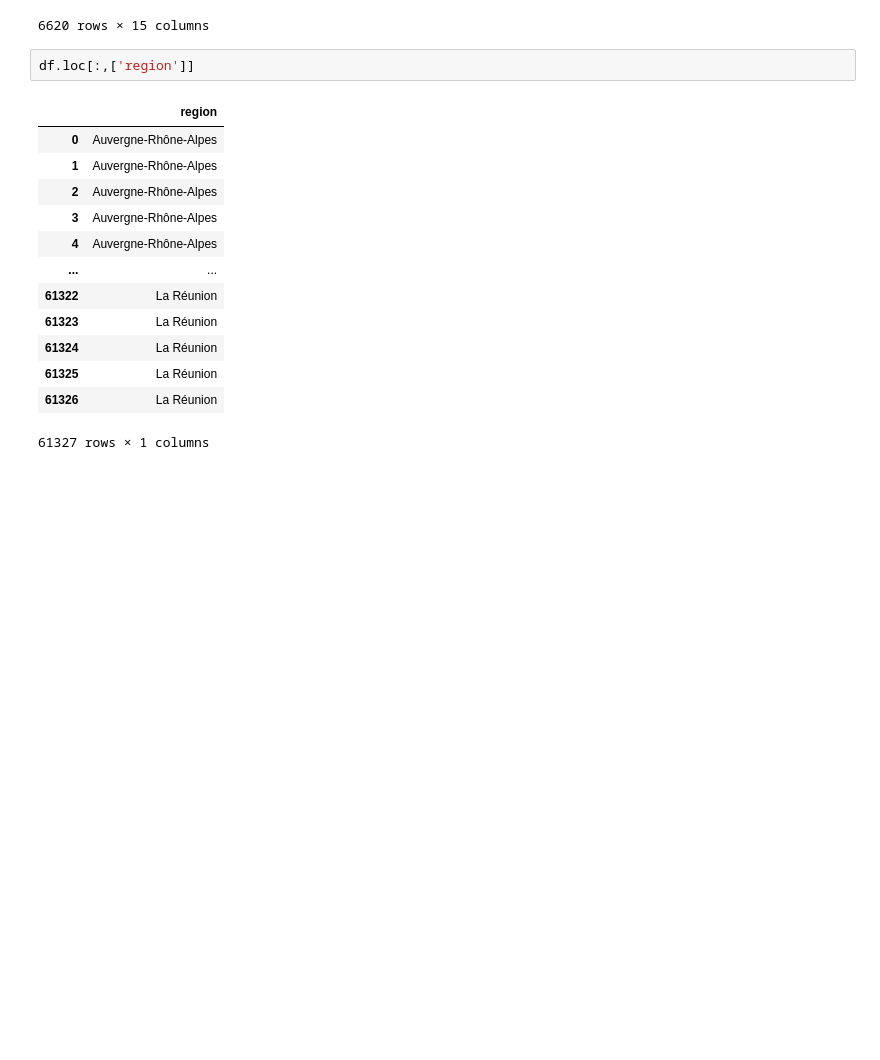
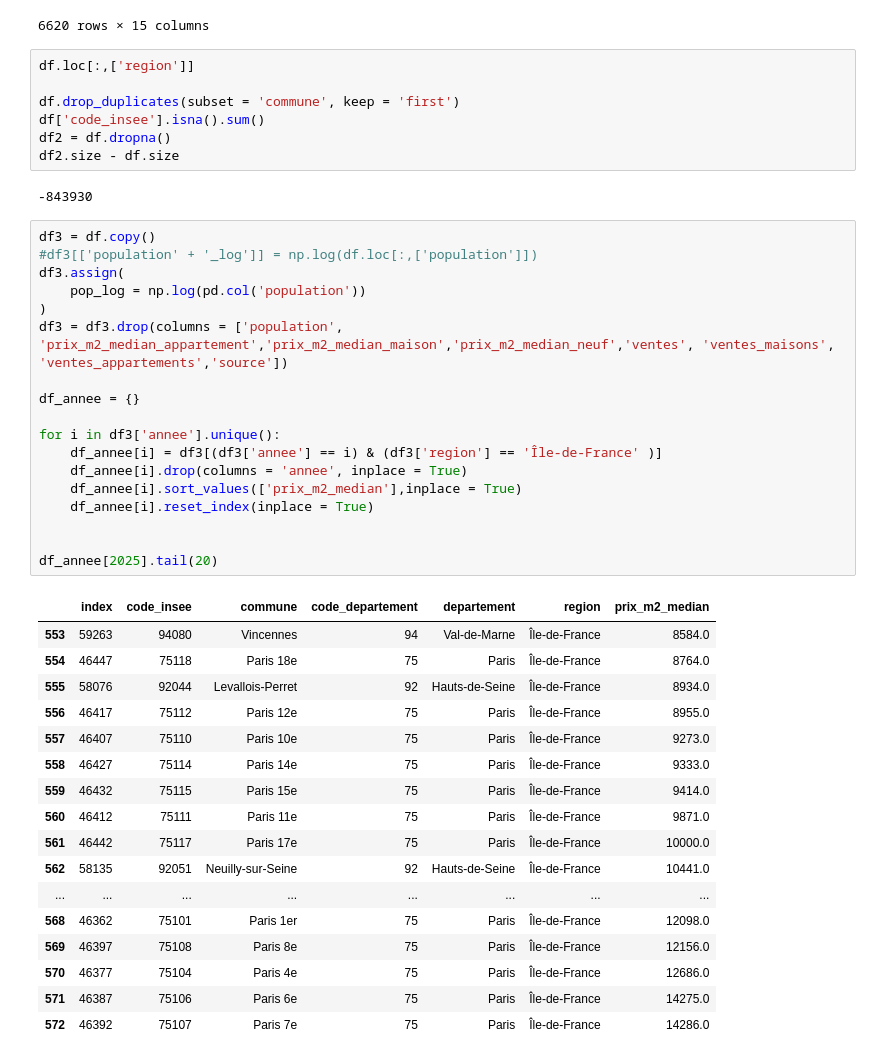
Before and after one commit to TomasAMG7/Python_S1_Challut_Garcia_Mossel, a Jupyter notebook: DATA/Données_price_immobilier.ipynb, the cells around one changed output. Cells and saved outputs as stored; diff of their text form; blank space fills up the shorter version.

Commit message:
prix median de l'immo par commune en Île de France par année

```diff
--- a/DATA/Données_price_immobilier.ipynb
+++ b/DATA/Données_price_immobilier.ipynb
@@ -100,17 +100,46 @@ df[df['region'] == 'Île-de-France']
 6620 rows × 15 columns
 # %%
 df.loc[:,['region']]
+
+df.drop_duplicates(subset = 'commune', keep = 'first')
+df['code_insee'].isna().sum()
+df2 = df.dropna()
+df2.size - df.size
 # %% [output]
-|  | region |
-| 0 | Auvergne-Rhône-Alpes |
-| 1 | Auvergne-Rhône-Alpes |
-| 2 | Auvergne-Rhône-Alpes |
-| 3 | Auvergne-Rhône-Alpes |
-| 4 | Auvergne-Rhône-Alpes |
-| ... | ... |
-| 61322 | La Réunion |
-| 61323 | La Réunion |
-| 61324 | La Réunion |
-| 61325 | La Réunion |
-| 61326 | La Réunion |
-61327 rows × 1 columns
+-843930
+# %%
+df3 = df.copy()
+#df3[['population' + '_log']] = np.log(df.loc[:,['population']])
+df3.assign(
+    pop_log = np.log(pd.col('population'))
+)
+df3 = df3.drop(columns = ['population', 'prix_m2_median_appartement','prix_m2_median_maison','prix_m2_median_neuf','ventes', 'ventes_maisons', 'ventes_appartements','source'])
+
+df_annee = {}
+
+for i in df3['annee'].unique():
+    df_annee[i] = df3[(df3['annee'] == i) & (df3['region'] == 'Île-de-France' )]
+    df_annee[i].drop(columns = 'annee', inplace = True)
+    df_annee[i].sort_values(['prix_m2_median'],inplace = True)
+    df_annee[i].reset_index(inplace = True)
+
+
+df_annee[2025].tail(20)
+# %% [output]
+|  | index | code_insee | commune | code_departement | departement | region | prix_m2_median |
+| 553 | 59263 | 94080 | Vincennes | 94 | Val-de-Marne | Île-de-France | 8584.0 |
+| 554 | 46447 | 75118 | Paris 18e | 75 | Paris | Île-de-France | 8764.0 |
+| 555 | 58076 | 92044 | Levallois-Perret | 92 | Hauts-de-Seine | Île-de-France | 8934.0 |
+| 556 | 46417 | 75112 | Paris 12e | 75 | Paris | Île-de-France | 8955.0 |
+| 557 | 46407 | 75110 | Paris 10e | 75 | Paris | Île-de-France | 9273.0 |
+| 558 | 46427 | 75114 | Paris 14e | 75 | Paris | Île-de-France | 9333.0 |
+| 559 | 46432 | 75115 | Paris 15e | 75 | Paris | Île-de-France | 9414.0 |
+| 560 | 46412 | 75111 | Paris 11e | 75 | Paris | Île-de-France | 9871.0 |
+| 561 | 46442 | 75117 | Paris 17e | 75 | Paris | Île-de-France | 10000.0 |
+| 562 | 58135 | 92051 | Neuilly-sur-Seine | 92 | Hauts-de-Seine | Île-de-France | 10441.0 |
+| ... | ... | ... | ... | ... | ... | ... | ... |
+| 568 | 46362 | 75101 | Paris 1er | 75 | Paris | Île-de-France | 12098.0 |
+| 569 | 46397 | 75108 | Paris 8e | 75 | Paris | Île-de-France | 12156.0 |
+| 570 | 46377 | 75104 | Paris 4e | 75 | Paris | Île-de-France | 12686.0 |
+| 571 | 46387 | 75106 | Paris 6e | 75 | Paris | Île-de-France | 14275.0 |
+| 572 | 46392 | 75107 | Paris 7e | 75 | Paris | Île-de-France | 14286.0 |
```
